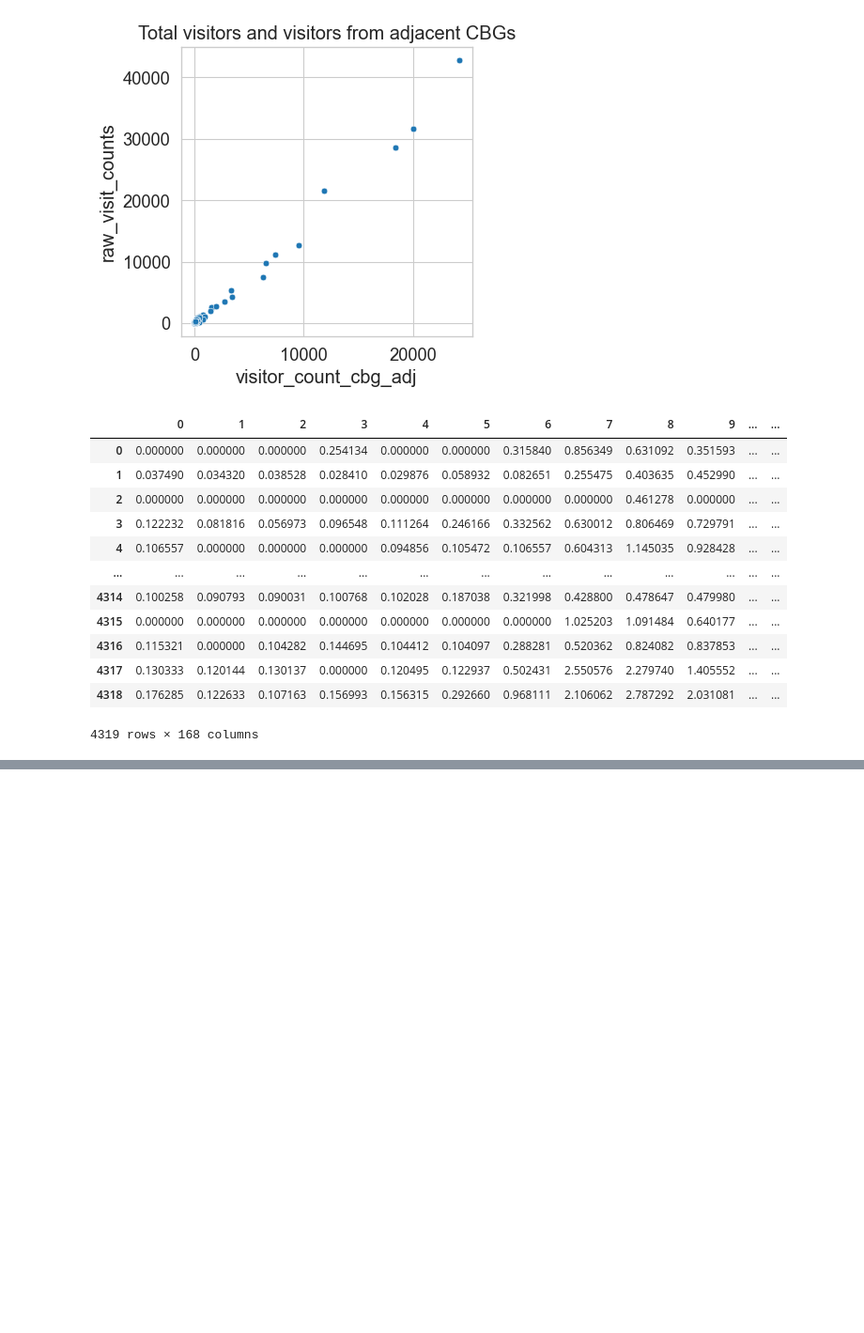
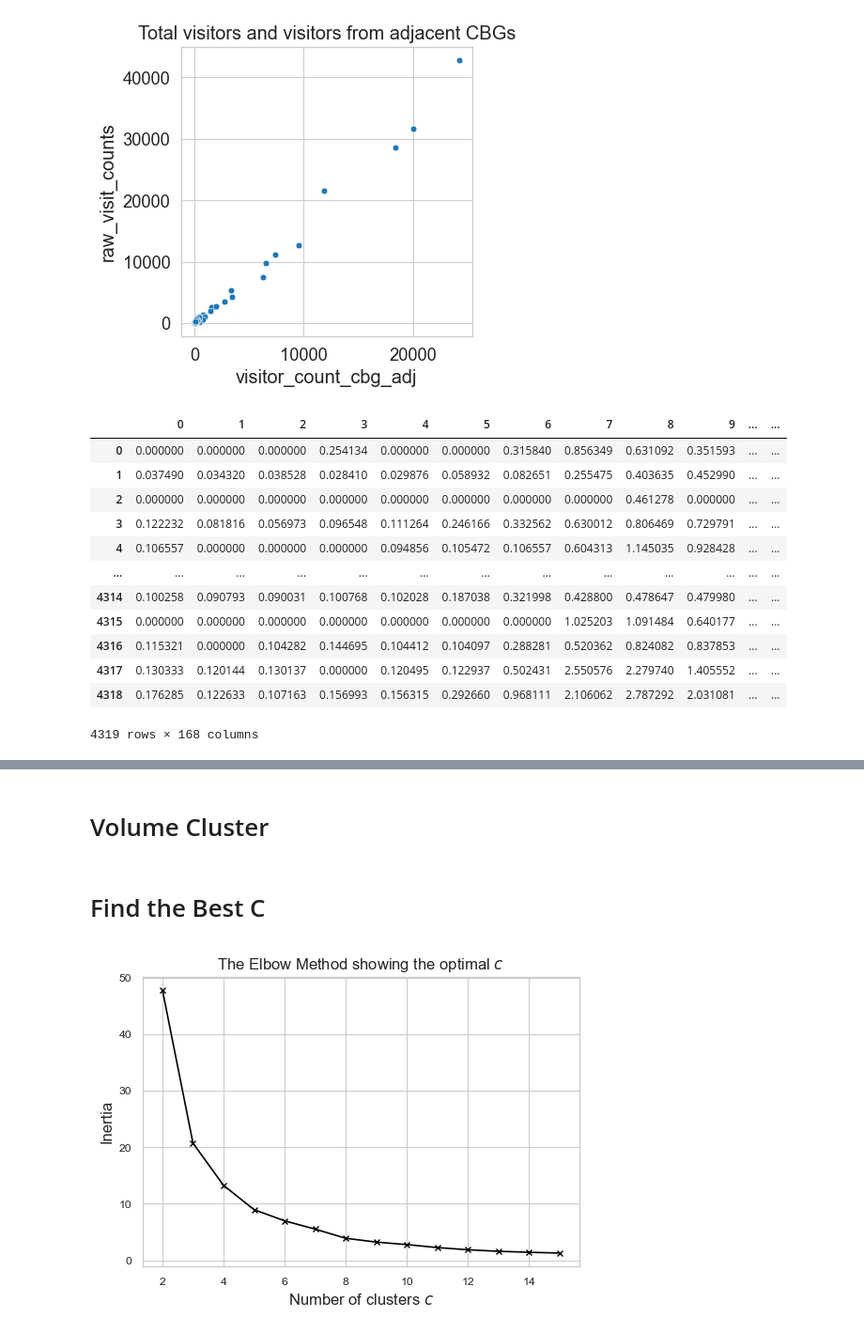
Before and after one commit to brookefzy/pitaya, a Jupyter notebook: ClusterSpacewithMobility/02_lab.ipynb, the cells around one changed output, grey strips where cells are left out. Shown at 94% size. Cells and saved outputs as stored; diff of their text form; code cells hidden in the pictures; blank space fills up the shorter version.

```diff
--- a/ClusterSpacewithMobility/02_lab.ipynb
+++ b/ClusterSpacewithMobility/02_lab.ipynb
@@ -148,6 +140,10 @@ def f_cmeans(pattern_df, n_clusters, log10, standardize, random_state):
     return fcm, data
 
 def inertia_array(fcm, data):
+    """
+    It is calculated by measuring the distance between each data point and its centroid,
+    squaring this distance, and summing these squares across one cluster.
+    A good model is one with low inertia AND a low number of clusters ( K ). """
     dist = 0
     prediction = fcm.predict(data)
     centers = fcm.centers
@@ -191,8 +187,6 @@ def silhouette_crv(pattern_df,figname, log10, standardize, random_state, c_min=2
     plt.show()
 
 
-from sklearn.metrics import silhouette_samples, silhouette_score
-import matplotlib.cm as cm
 #modified code from http://scikit-learn.org/stable/auto_examples/cluster/plot_kmeans_silhouette_analysis.html
 
 def silplot(X, clusterer, pointlabels=None):
@@ -287,3 +281,45 @@ def silplot(X, clusterer, pointlabels=None):
 def sample_num(prediction):
     for i in range(prediction.max() + 1):
         print((prediction == i).sum())
+# %%
+pattern_df = df.copy()
+pattern_df = pattern_df.dropna()
+# select the ones in original
+# dfSel = df[df['tod_index'].isin(pattern_df['tod_index'].values)].reset_index(drop = True)
+
+pattern_df.index = pattern_df.st_id
+pattern_df = pattern_df[hourcolumnstr]
+# %% [markdown]
+# Volume Cluster
+# %%
+volume = np.zeros((pattern_df.shape[0], 2))
+volume[:,0] = pattern_df.mean(axis=1)
+
+
+volume_log = np.log10(volume + 1)
+# %% [markdown]
+# Find the Best C
+# %%
+wss = []
+# WSS stands for Within-Cluster Sum of Squares.
+scaler = StandardScaler().fit(volume_log)
+volume_log_sd = scaler.transform(volume_log)
+for i in range(2,16):
+    fcm_vol = FCM(n_clusters=i,random_state=0)
+    fcm_vol.fit(volume_log)
+    wss.append(inertia_array(fcm_vol, volume_log))
+
+sns.set(style="whitegrid")
+sns.set_context("paper", rc={"font.size":10,"axes.titlesize":12,"axes.labelsize":12})
+
+plt.figure(figsize=(6,4))
+plt.plot(range(2,16), wss, 'bx-', color='black')
+# plt.grid(True,alpha=.3)
+# plt.legend(framealpha=.3)
+plt.xlabel('Number of clusters $c$')
+plt.ylabel('Inertia')
+plt.title('The Elbow Method showing the optimal $c$')
+plt.savefig(os.path.join(figpath,"elbow_volume_{}.png".format(radius)), dpi=600, bbox_inches = 'tight')
+plt.show()
+# %% [output]
+[figure, added]
```
Also changed, not shown: parts of 4 cells of this notebook, 5 other files.
